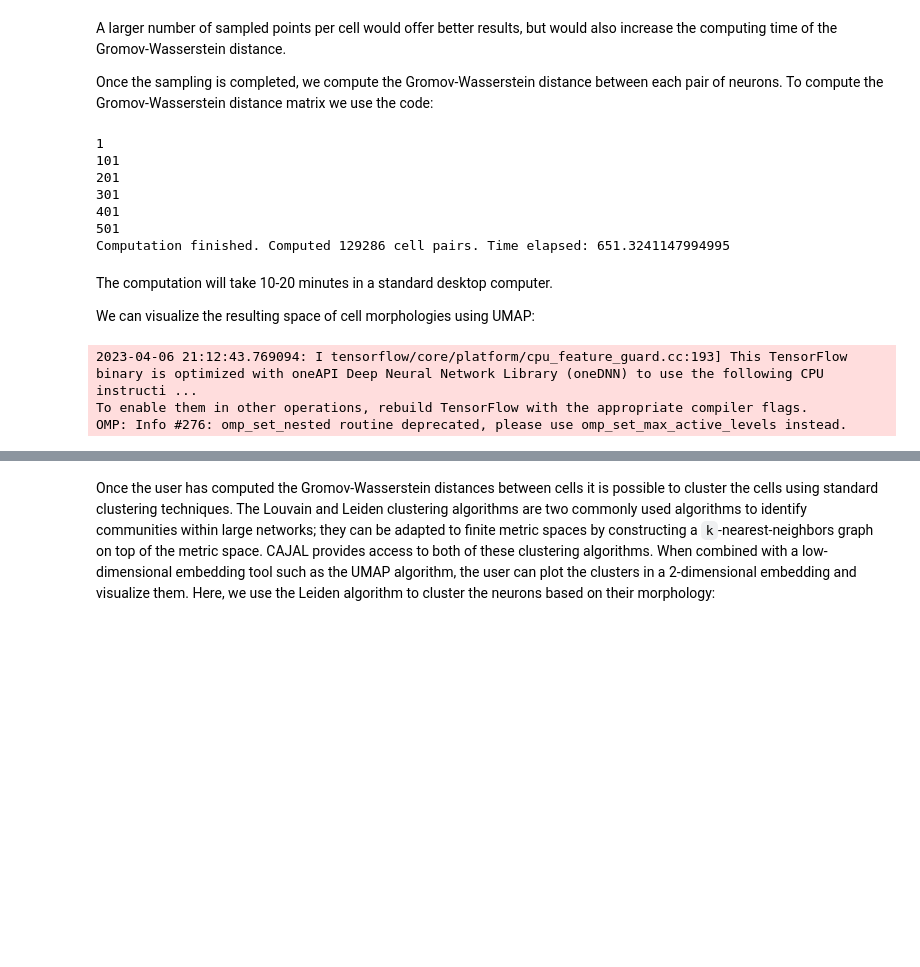
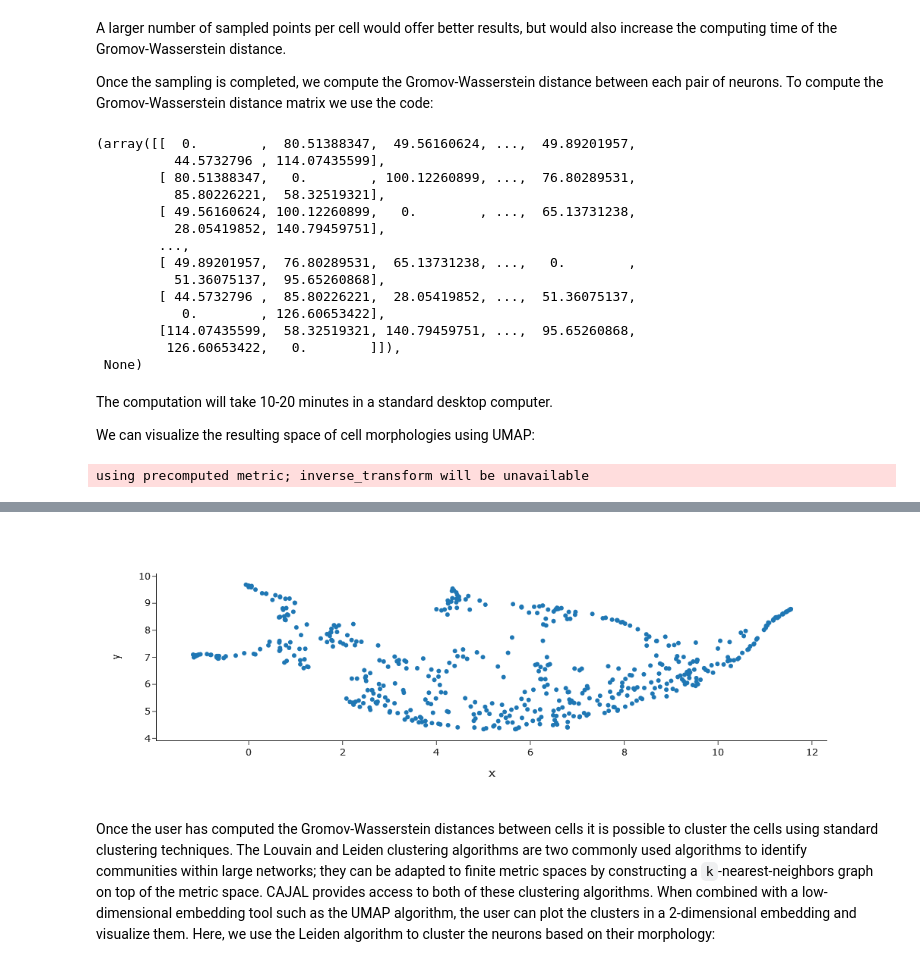
Before and after one commit to CamaraLab/CAJAL, a Jupyter notebook: docs/notebooks/Example_1.ipynb, the cells around one changed output, grey strips where cells are left out. Saved outputs shown, nothing was run; the diff lists cells and outputs as text; code cells hidden in the pictures; blank space fills up the shorter version.

```diff
--- a/docs/notebooks/Example_1.ipynb
+++ b/docs/notebooks/Example_1.ipynb
@@ -40,16 +39,24 @@ the code:
 import cajal.run_gw
 
 cajal.run_gw.compute_gw_distance_matrix(
-    "CAJAL/data/swc_icdm.csv",
-    "CAJAL/data/swc_gwm.csv")
+    "/home/jovyan/swc_bdad_100pts_geodesic_icdm.csv",
+    "/home/jovyan/swc_bdad_100pts_geodesic_GW_dmat.csv",
+    num_processes=8)
 # %% [output]
-1
-101
-201
-301
-401
-501
-Computation finished. Computed 129286 cell pairs. Time elapsed: 651.3241147994995
+(array([[  0.        ,  80.51388347,  49.56160624, ...,  49.89201957,
+          44.5732796 , 114.07435599],
+        [ 80.51388347,   0.        , 100.12260899, ...,  76.80289531,
+          85.80226221,  58.32519321],
+        [ 49.56160624, 100.12260899,   0.        , ...,  65.13731238,
+          28.05419852, 140.79459751],
+        ...,
+        [ 49.89201957,  76.80289531,  65.13731238, ...,   0.        ,
+          51.36075137,  95.65260868],
+        [ 44.5732796 ,  85.80226221,  28.05419852, ...,  51.36075137,
+           0.        , 126.60653422],
+        [114.07435599,  58.32519321, 140.79459751, ...,  95.65260868,
+         126.60653422,   0.        ]]),
+ None)
 # %% [markdown]
 The computation will take 10-20 minutes in a standard desktop computer.
 
@@ -60,8 +67,8 @@ import umap
 import plotly.express
 
 # Read GW distance matrix
-cells, gw_dist_dict = cajal.utilities.read_gw_dists("CAJAL/data/swc_gwm.csv", header=True)
-gw_dist = cajal.utilities.dist_mat_of_dict(gw_dist_dict)
+cells, gw_dist_dict = cajal.utilities.read_gw_dists("/home/jovyan/swc_bdad_100pts_geodesic_GW_dmat.csv", header=True)
+gw_dist = cajal.utilities.dist_mat_of_dict(gw_dist_dict,cells)
 
 # Compute UMAP representation
 reducer = umap.UMAP(metric="precomputed", random_state=1)
@@ -73,6 +80,4 @@ plotly.express.scatter(x=embedding[:,0],
                        template="simple_white",
                        hover_name=[m + ".swc" for m in cells])
 # %% [output]
-2023-04-06 21:12:43.769094: I tensorflow/core/platform/cpu_feature_guard.cc:193] This TensorFlow binary is optimized with oneAPI Deep Neural Network Library (oneDNN) to use the following CPU instructi ...
-To enable them in other operations, rebuild TensorFlow with the appropriate compiler flags.
-OMP: Info #276: omp_set_nested routine deprecated, please use omp_set_max_active_levels instead.
+using precomputed metric; inverse_transform will be unavailable
@@ -81,3 +84,4 @@ OMP: Info #276: omp_set_nested routine deprecated, please use omp_set_max_active
+[figure, added]
 # %% [markdown]
 Once the user has computed the Gromov-Wasserstein distances between cells it is
 possible to cluster the cells using standard clustering techniques. The Louvain
```
Also changed, not shown: parts of 11 cells of this notebook, 5 other files.
